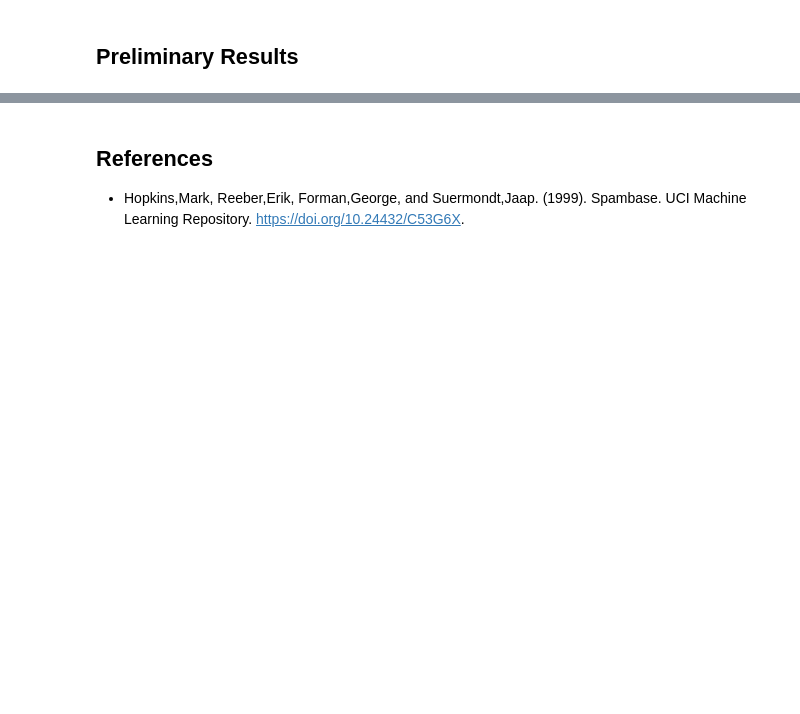
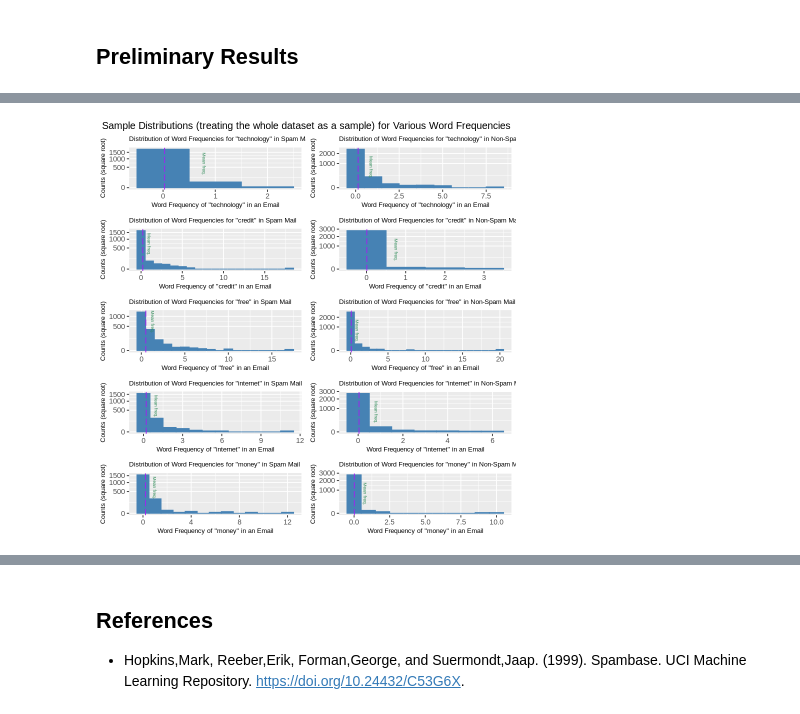
Before and after one commit to rchanpra/stat-201-project, a Jupyter notebook: project-proposal.ipynb, the cells around one changed output, grey strips where cells are left out. Drawn from its saved outputs; the diff is of its cells as text; code cells hidden in the pictures; blank space fills up the shorter version.

```diff
--- a/project-proposal.ipynb
+++ b/project-proposal.ipynb
@@ -121,3 +112,21 @@ A data.frame: 6 × 58
 | 4 | 0.00 | 0.00 | 0.00 | 0 | 0.63 | 0.00 | ... |
 | 5 | 0.00 | 0.00 | 0.00 | 0 | 1.85 | 0.00 | ... |
 | 6 | 0.00 | 0.00 | 0.00 | 0 | 1.92 | 0.00 | ... |
+# %%
+# Considering that the dataset is essentially a sample from the larger population of spam email,
+# computing the mean and standard deviation of the word frequencies for each class is essentially producing point estimates for each of these
+spambase_selected <- spambase |> select(word_freq_money, word_freq_technology, word_freq_credit, word_freq_free, word_freq_internet,class)
+spambase_stats <- spambase_selected |>
+    group_by(class) |>
+    summarize(mean_money = mean(word_freq_money),
+              mean_technology = mean(word_freq_technology),
+                mean_credit = mean(word_freq_credit),
+                mean_free = mean(word_freq_free),
+                mean_internet = mean(word_freq_internet),
+                sd_money = sd(word_freq_money),
+                sd_tech = sd(word_freq_technology),
+                sd_credit = sd(word_freq_credit),
+                sd_free = sd(word_freq_free),
+                sd_internet = sd(word_freq_internet)) # CITATION NEEDED: GitHub Copilot, for the repetitive task of summarizing all these different variables after I filled out the first few
+
+spambase_stats
@@ -123,0 +180,31 @@ A data.frame: 6 × 58
+# %%
+# Graph each of the variables of interest, with vertical lines indicating the means of each class
+
+
+# spambase_money_spam <- filter(spambase_selected, spam=="spam") |> select(money)
+# money_histogram <- ggplot(spambase_money_spam, aes(x = word_freq_money)) +
+#     geom_histogram(binwidth=0.33, fill="black", color="white") +
+#     geom_vline(x_intercept = spambase_stats$mean_money, color="red", linetype="longdash") +
+#     annotate("mean word frequency", x=spambase_stats$mean_money - 0.5, angle=90, y=20, color="blue") + # this line is adapted from https://www.statology.org/geom_vline-label/ NEED CITATION
+#     ggtitle("Distribution of Word Frequencies for the Word \"money\" in Spam Mail (plotted with the mean indicated)") +
+#     xlab("Word Frequency of \"money\" in an Email")
+
+
+p1_s <- plot_spam_histogram("technology")
+p1_ns <- plot_non_spam_histogram("technology")
+
+p2_s <- plot_spam_histogram("credit")
+p2_ns <- plot_non_spam_histogram("credit")
+
+p3_s <- plot_spam_histogram("free")
+p3_ns <- plot_non_spam_histogram("free")
+
+p4_s <- plot_spam_histogram("internet")
+p4_ns <- plot_non_spam_histogram("internet")
+
+p5_s <- plot_spam_histogram("money")
+p5_ns <- plot_non_spam_histogram("money")
+
+grid.arrange(p1_s,p1_ns,p2_s,p2_ns,p3_s,p3_ns,p4_s,p4_ns,p5_s,p5_ns, ncol=2, top="Sample Distributions (treating the whole dataset as a sample) for Various Word Frequencies") # CITATION github copilot for automating the painful grid.arrange process. GPT-4 suggested using it (didn't want to use facet wrap, not familiar enough with that).
+# %% [output]
+[figure, added]
```
Also changed, not shown: parts of 12 cells of this notebook.
